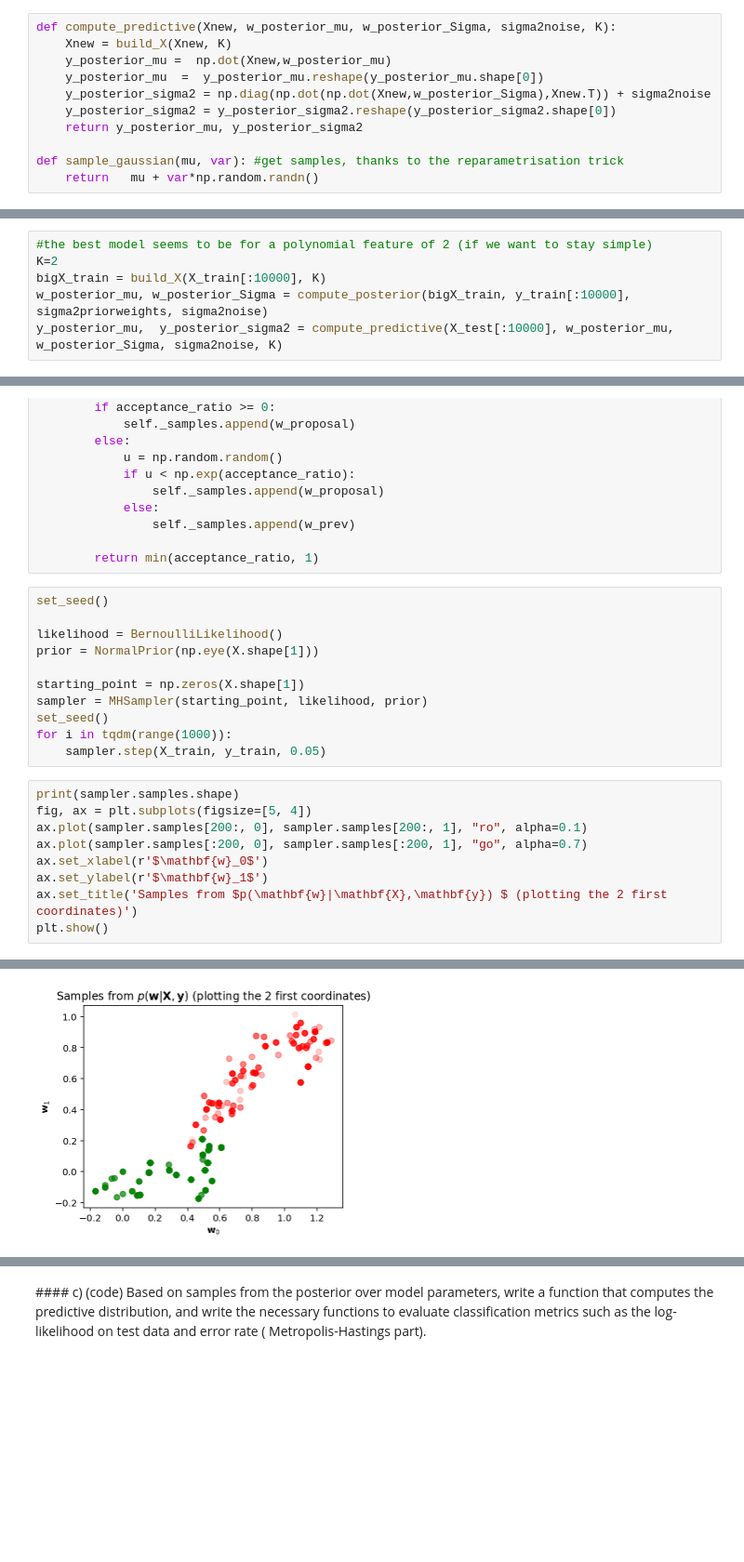
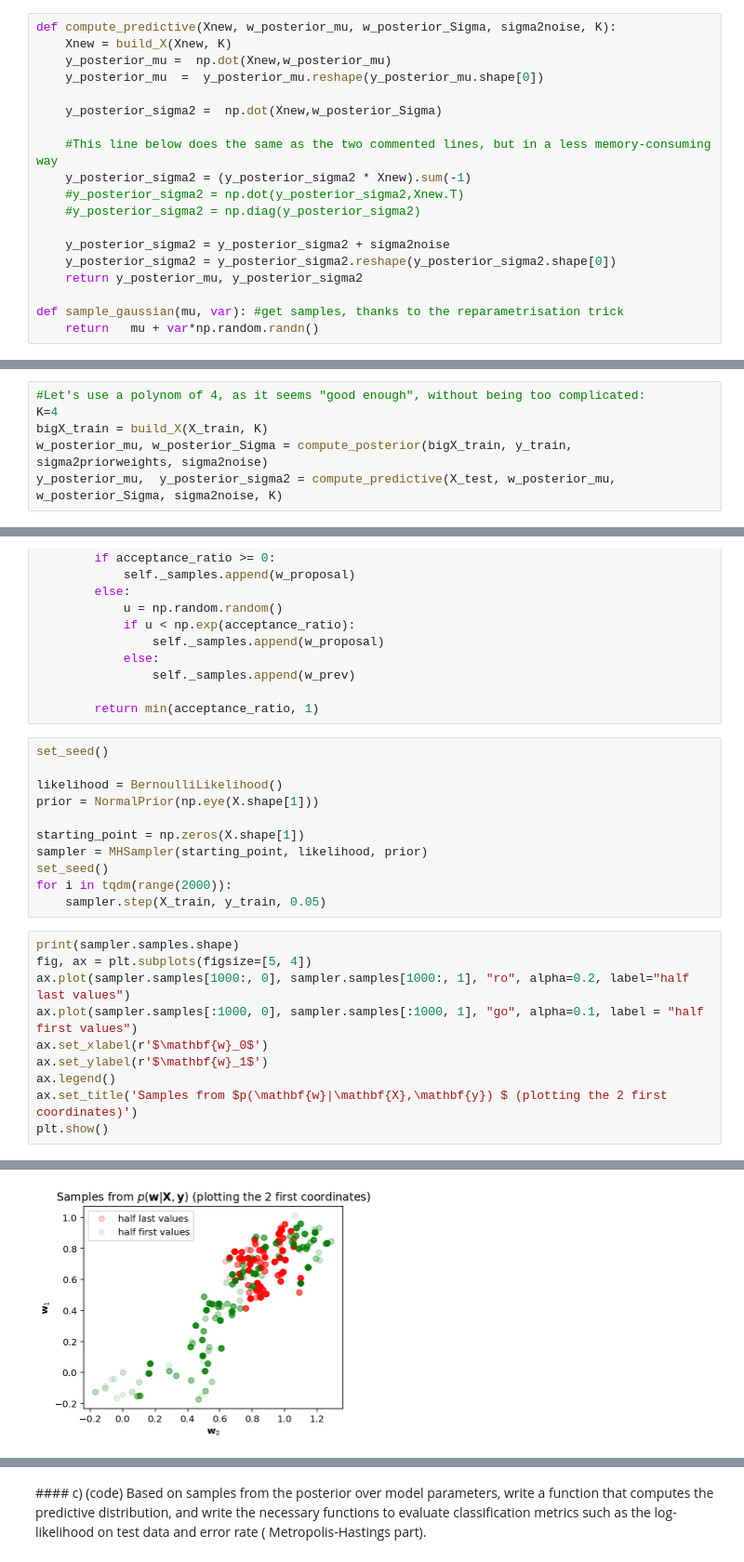
Before and after one commit to Gaerdil/Eurecom-labs, a Jupyter notebook: AE_Barthelemy.ipynb, the cells around one changed output, grey strips where cells are left out. Shown: that part at 93% size. Cells and saved outputs as stored; diff of their text form; blank space fills up the shorter version.

```diff
--- a/AE_Barthelemy.ipynb
+++ b/AE_Barthelemy.ipynb
@@ -97,7 +97,15 @@ def compute_predictive(Xnew, w_posterior_mu, w_posterior_Sigma, sigma2noise, K):
     Xnew = build_X(Xnew, K)
     y_posterior_mu =  np.dot(Xnew,w_posterior_mu)
     y_posterior_mu  =  y_posterior_mu.reshape(y_posterior_mu.shape[0])
-    y_posterior_sigma2 = np.diag(np.dot(np.dot(Xnew,w_posterior_Sigma),Xnew.T)) + sigma2noise
+
+    y_posterior_sigma2 =  np.dot(Xnew,w_posterior_Sigma)
+
+    #This line below does the same as the two commented lines, but in a less memory-consuming way
+    y_posterior_sigma2 = (y_posterior_sigma2 * Xnew).sum(-1)
+    #y_posterior_sigma2 = np.dot(y_posterior_sigma2,Xnew.T)
+    #y_posterior_sigma2 = np.diag(y_posterior_sigma2)
+
+    y_posterior_sigma2 = y_posterior_sigma2 + sigma2noise
     y_posterior_sigma2 = y_posterior_sigma2.reshape(y_posterior_sigma2.shape[0])
     return y_posterior_mu, y_posterior_sigma2
 
@@ -142,9 +149,9 @@ plt.show()
 # %%
-#the best model seems to be for a polynomial feature of 2 (if we want to stay simple)
-K=2
-bigX_train = build_X(X_train[:10000], K)
-w_posterior_mu, w_posterior_Sigma = compute_posterior(bigX_train, y_train[:10000], sigma2priorweights, sigma2noise)
-y_posterior_mu,  y_posterior_sigma2 = compute_predictive(X_test[:10000], w_posterior_mu, w_posterior_Sigma, sigma2noise, K)
+#Let's use a polynom of 4, as it seems "good enough", without being too complicated:
+K=4
+bigX_train = build_X(X_train, K)
+w_posterior_mu, w_posterior_Sigma = compute_posterior(bigX_train, y_train, sigma2priorweights, sigma2noise)
+y_posterior_mu,  y_posterior_sigma2 = compute_predictive(X_test, w_posterior_mu, w_posterior_Sigma, sigma2noise, K)
 # %% [markdown]
 Let's have a look at the posterior variance of the weights:
 # %%
@@ -294,15 +299,16 @@ prior = NormalPrior(np.eye(X.shape[1]))
 starting_point = np.zeros(X.shape[1])
 sampler = MHSampler(starting_point, likelihood, prior)
 set_seed()
-for i in tqdm(range(1000)):
+for i in tqdm(range(2000)):
     sampler.step(X_train, y_train, 0.05)
 # %%
 print(sampler.samples.shape)
 fig, ax = plt.subplots(figsize=[5, 4])
-ax.plot(sampler.samples[200:, 0], sampler.samples[200:, 1], "ro", alpha=0.1)
-ax.plot(sampler.samples[:200, 0], sampler.samples[:200, 1], "go", alpha=0.7)
+ax.plot(sampler.samples[1000:, 0], sampler.samples[1000:, 1], "ro", alpha=0.2, label="half last values")
+ax.plot(sampler.samples[:1000, 0], sampler.samples[:1000, 1], "go", alpha=0.1, label = "half first values")
 ax.set_xlabel(r'$\mathbf{w}_0$')
 ax.set_ylabel(r'$\mathbf{w}_1$')
+ax.legend()
 ax.set_title('Samples from $p(\mathbf{w}|\mathbf{X},\mathbf{y}) $ (plotting the 2 first coordinates)')
 plt.show()
 # %% [output]
@@ -310 +316 @@ plt.show()
-[figure, old version]
+[figure, new version]
```
Also changed, not shown: parts of 27 cells of this notebook.
